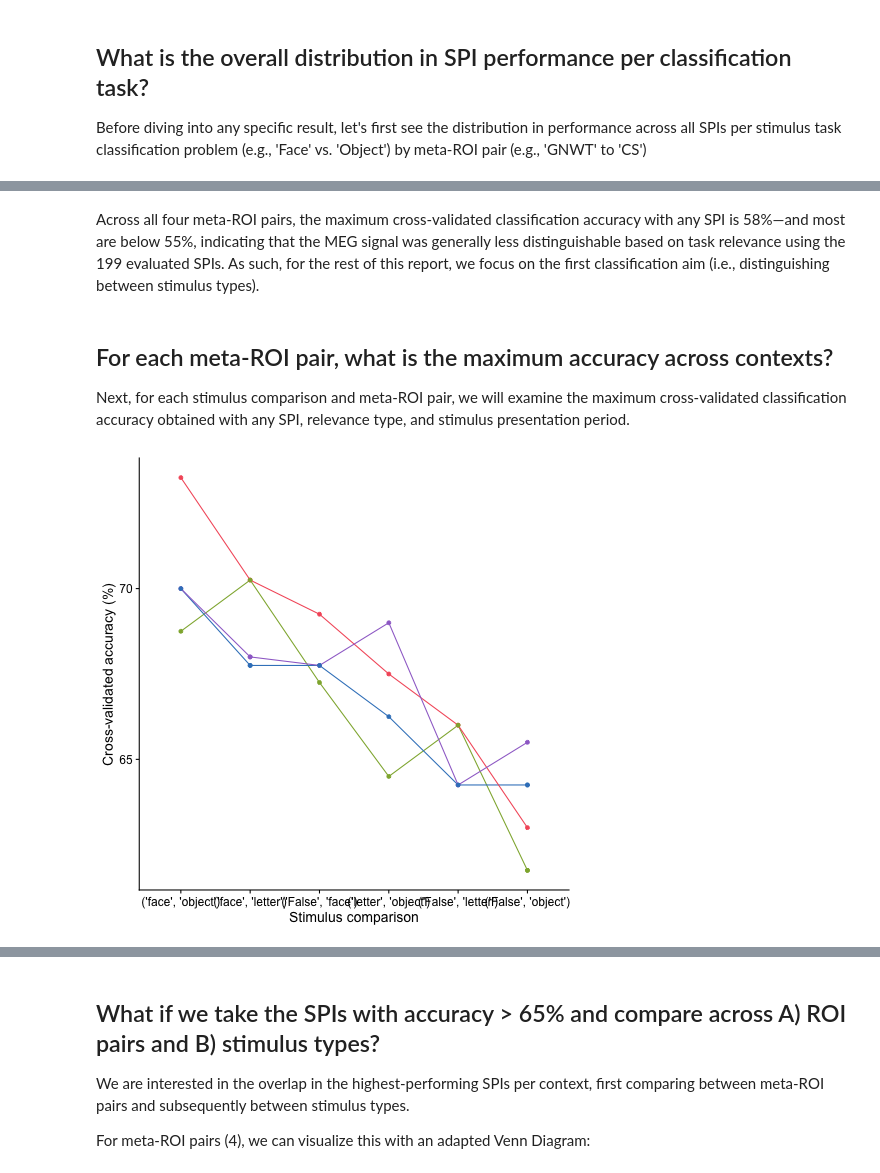
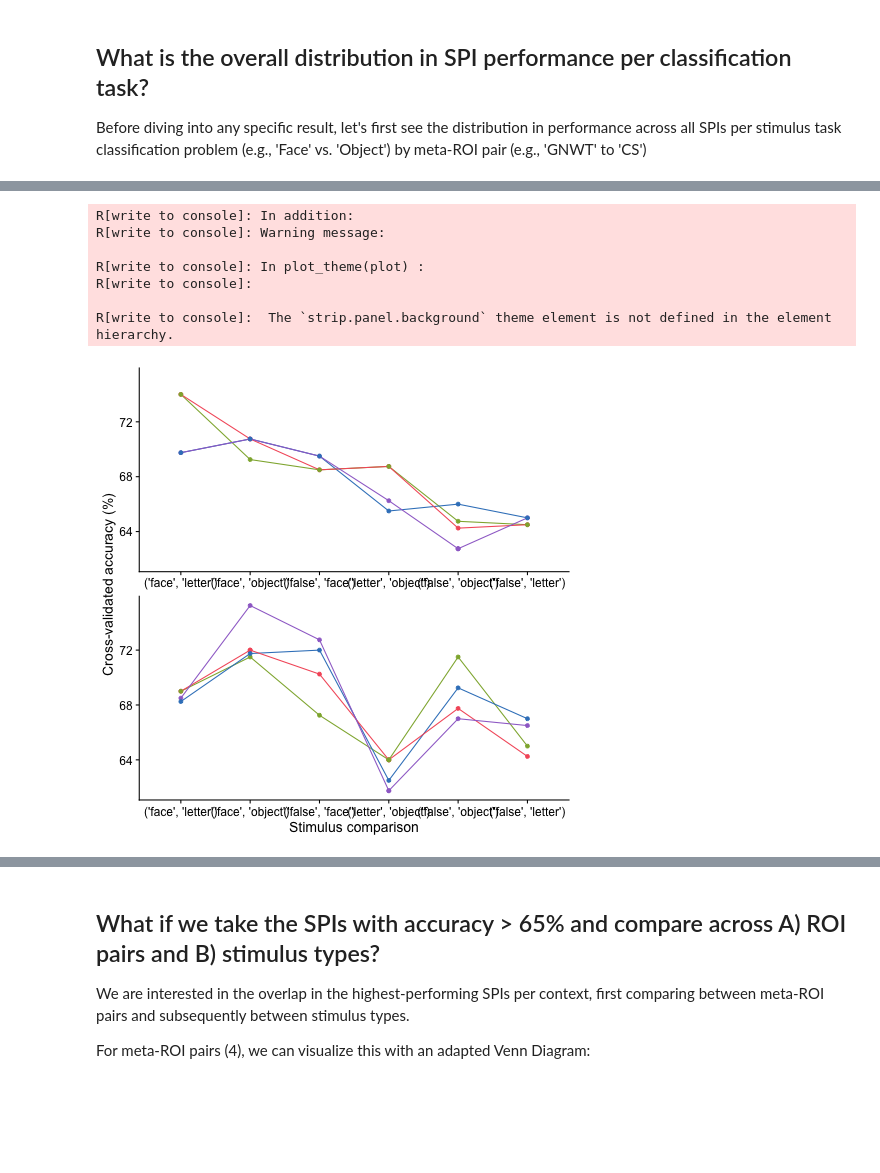
Before and after one commit to anniegbryant/Cogitate_Connectivity_2024, a Jupyter notebook: Step5_Visualize_All_Results.ipynb, the cells around one changed output, grey strips where cells are left out. Drawn from its saved outputs; the diff is of its cells as text; code cells hidden in the pictures; blank space fills up the shorter version.

```diff
--- a/Step5_Visualize_All_Results.ipynb
+++ b/Step5_Visualize_All_Results.ipynb
@@ -140,4 +136,9 @@ for batch_number in [1, 2]:
         all_pyspi_res_averaged_epochs_list.append(pyspi_res_averaged)
 
 # Concatenate pyspi results
+averaged_stimulus_type_classification_res = pd.concat(averaged_stimulus_type_classification_res_list)
+averaged_relevance_type_classification_res = pd.concat(averaged_relevance_type_classification_res_list)
 all_pyspi_res_averaged_epochs = pd.concat(all_pyspi_res_averaged_epochs_list)
+
+# load pyspi SPI info
+pyspi_SPI_info = pd.read_csv("feature_extraction/pyspi_SPI_info.csv")
@@ -269,33 +234,46 @@ relevance_type_classification_res %>%
-# %% [markdown]
-Across all four meta-ROI pairs, the maximum cross-validated classification accuracy with any SPI is 58%—and most are below 55%, indicating that the MEG signal was generally less distinguishable based on task relevance using the 199 evaluated SPIs.
-As such, for the rest of this report, we focus on the first classification aim (i.e., distinguishing between stimulus types).
-# %% [markdown]
-## For each meta-ROI pair, what is the maximum accuracy across contexts?
-
-Next, for each stimulus comparison and meta-ROI pair, we will examine the maximum cross-validated classification accuracy obtained with any SPI, relevance type, and stimulus presentation period.
 # %%
-%%R -i stimulus_type_classification_res
+%%R -i averaged_stimulus_type_classification_res -o top_res
 
 # Line plot showing the maximum cross-validated accuracy for each
 # stimulus comparison (x-axis) and meta-ROI pair (colored lines)
-stimulus_type_classification_res %>%
-    group_by(meta_ROI_pair, stimulus_combo) %>%
+top_res <- averaged_stimulus_type_classification_res %>%
+    group_by(meta_ROI_pair, stimulus_combo, Batch_Number) %>%
+    mutate(stimulus_combo = str_replace_all(stimulus_combo, "False", "false")) %>%
     # Find maximum accuracy
     filter(accuracy==max(accuracy,na.rm=T)) %>%
     ungroup() %>%
     mutate(accuracy=100*accuracy,
-            stimulus_combo = fct_reorder(stimulus_combo, accuracy, .fun=max, .desc=TRUE)) %>%
+           stimulus_combo = factor(stimulus_combo,
+                                   levels = c("('face', 'letter')",
+                                              "('face', 'object')",
+                                              "('false', 'face')",
+                                              "('letter', 'object')",
+                                              "('false', 'object')",
+                                              "('false', 'letter')")))
+
+top_res %>%
     ggplot(data=., mapping=aes(x=stimulus_combo, y=accuracy, color=meta_ROI_pair, group=meta_ROI_pair)) +
     geom_line() +
     geom_point() +
+    facet_rep_grid(Batch_Number ~ ., repeat.tick.labels=TRUE) +
     xlab("Stimulus comparison") +
-    theme(legend.position="none") +
+    theme(legend.position="none",
+          strip.panel.background = element_blank(),
+          strip.text = element_blank()) +
     ylab("Cross-validated accuracy (%)") +
     scale_color_manual(values=c("IIT_Category_Selective" = "#9F70CE",
                                 "Category_Selective_IIT" = "#3982C4",
                                 "Category_Selective_GNWT" = "#8EB03A",
                                 "GNWT_Category_Selective" = "#f55c69"))
 
-# ggsave('plots/Max_performance_for_each_stim_combo_by_meta_ROI_pair.svg', width=5.5, height=3.25, units='in', dpi=300)
+# ggsave('plots/Max_performance_for_each_stim_combo_by_meta_ROI_pair.svg', width=5.5, height=6, units='in', dpi=300)
 # %% [output]
+R[write to console]: In addition:
+R[write to console]: Warning message:
+
+R[write to console]: In plot_theme(plot) :
+R[write to console]:
+
+R[write to console]:  The `strip.panel.background` theme element is not defined in the element
+hierarchy.
-[figure, old version]
+[figure, new version]
```
Also changed, not shown: parts of 18 cells of this notebook, 18 other files.
